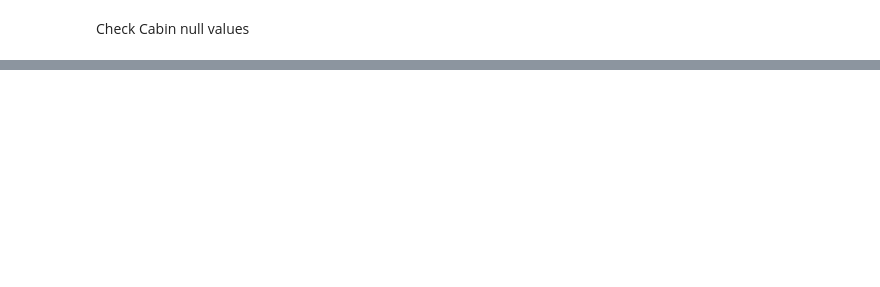
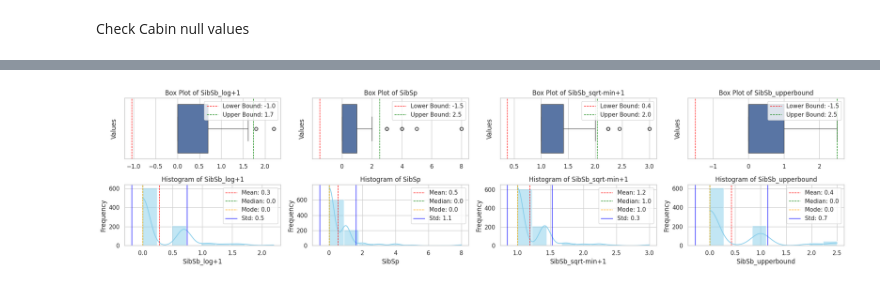
Before and after one commit to lindaperez/2024_KaggleGettingStarted, a Jupyter notebook: Titanic2024.ipynb, the cells around one changed output, grey strips where cells are left out. Cells and saved outputs as stored; diff of their text form; code cells hidden in the pictures; blank space fills up the shorter version.

```diff
--- a/Titanic2024.ipynb
+++ b/Titanic2024.ipynb
@@ -654,0 +890,72 @@ NameError: name 'train_df' is not defined
+# %%
+train_df['SibSb_sqrt-min+1'] = np.sqrt(train_df['SibSp'] - train_df['SibSp'].min() + 1)
+# %%
+train_df[raw_train_df['SibSp']>1.7]
+
+# Calculate the upper bound for Age
+upper_bound_age = train_df['SibSp'].quantile(0.75) + 1.5 * (train_df['SibSp'].quantile(0.75) - train_df['SibSp'].quantile(0.25))
+
+# Replace outliers with the upper bound
+train_df['SibSb_upperbound'] = np.where(train_df['SibSp'] > upper_bound_age, upper_bound_age, train_df['SibSp'])
+
+# Show the DataFrame with outliers replaced
+# %%
+# List of numerical variables
+numerical_variables = ['SibSb_log+1','SibSp','SibSb_sqrt-min+1','SibSb_upperbound']
+
+# Create a figure with a subplot grid
+fig, axes = plt.subplots(2, 4, figsize=(20, 5))
+
+# Iterate over each numerical variable
+for i, column in enumerate(numerical_variables):
+    numeric_values = pd.to_numeric(train_df[column], errors='coerce').dropna()
+
+     # Calculate lower bound and upper bound
+    Q1 = numeric_values.quantile(0.25)
+    Q3 = numeric_values.quantile(0.75)
+    IQR = Q3 - Q1
+    lower_bound = Q1 - 1.5 * IQR
+    upper_bound = Q3 + 1.5 * IQR
+
+    # Add box plot to the subplot in the first row
+    sns.boxplot(x=train_df[column], ax=axes[0, i])
+    axes[0, i].set_title(f'Box Plot of {column}')
+    axes[0, i].set_xlabel('')
+    axes[0, i].set_ylabel('Values')
+
+    # Plot vertical lines for lower bound and upper bound
+    axes[0, i].axvline(lower_bound, color='red', linestyle='dashed', linewidth=1, label=f'Lower Bound: {lower_bound:.1f}')
+    axes[0, i].axvline(upper_bound, color='green', linestyle='dashed', linewidth=1, label=f'Upper Bound: {upper_bound:.1f}')
+
+    # Add legend to the box plot
+    axes[0, i].legend()
+
+    # Add histogram with distribution plot to the subplot in the second row
+    sns.histplot(train_df[column], kde=True, color='skyblue', bins=9, ax=axes[1, i])
+    axes[1, i].set_title(f'Histogram of {column}')
+    axes[1, i].set_xlabel(column)
+    axes[1, i].set_ylabel('Frequency')
+
+    # Calculate mean, median, mode, and standard deviation
+    mean_ = train_df[column].mean()
+    median_ = train_df[column].median()
+    mode_ = train_df[column].mode().values[0]
+    std_ = train_df[column].std()
+
+    # Plot vertical lines for mean, median, mode, and standard deviation on the histogram subplot
+    axes[1, i].axvline(mean_, color='red', linestyle='dashed', linewidth=1, label=f'Mean: {mean_:.1f}')
+    axes[1, i].axvline(median_, color='green', linestyle='dashed', linewidth=1, label=f'Median: {median_:.1f}')
+    axes[1, i].axvline(mode_, color='orange', linestyle='dashed', linewidth=1, label=f'Mode: {mode_:.1f}')
+    axes[1, i].axvline(mean_ + std_, color='blue', linestyle='solid', linewidth=1, label=f'Std: {std_:.1f}')
+    axes[1, i].axvline(mean_ - std_, color='blue', linestyle='solid', linewidth=1)
+
+    # Add legend to the histogram subplot
+    axes[1, i].legend()
+
+# Adjust layout
+plt.tight_layout()
+
+# Show the plot
+plt.show()
+# %% [output]
+[figure, added]
```
Also changed, not shown: parts of 33 cells of this notebook.
